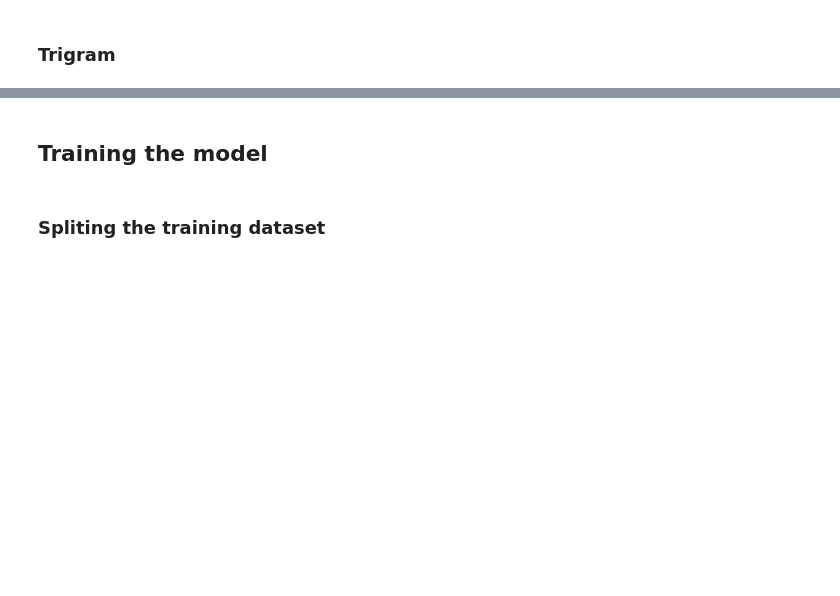
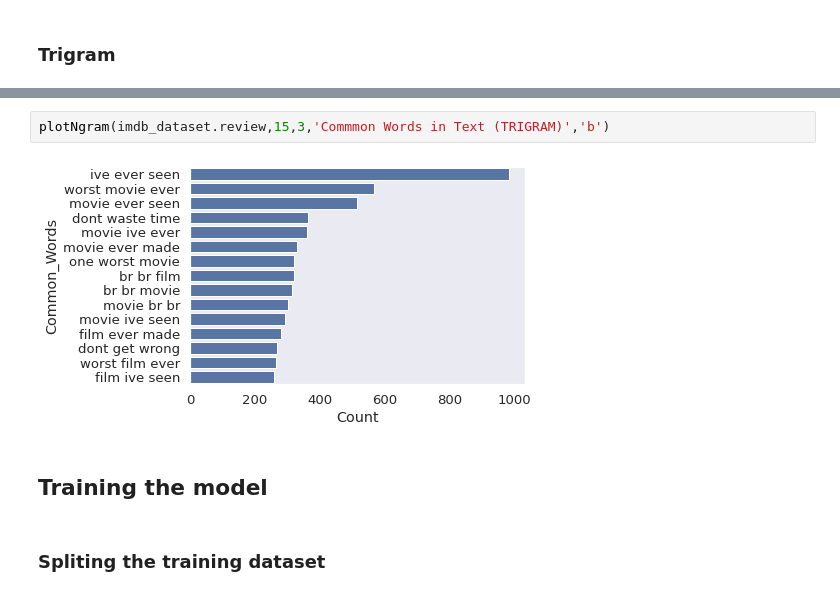
Before and after one commit to Davichet-e/ml-movie-oraculum, a Jupyter notebook: reviews/Data Procesing and cleaning of Reviews Dataset.ipynb, the cells around one changed output, grey strips where cells are left out. Saved outputs shown, nothing was run; the diff lists cells and outputs as text; blank space fills up the shorter version.

```diff
--- a/reviews/Data Procesing and cleaning of Reviews Dataset.ipynb
+++ b/reviews/Data Procesing and cleaning of Reviews Dataset.ipynb
@@ -413,3 +410,7 @@ plotNgrams(corpus,15,3,'Commmon Words in Text (TRIGRAM)')
+# %%
+plotNgram(imdb_dataset.review,15,3,'Commmon Words in Text (TRIGRAM)','b')
+# %% [output]
+[figure, added]
 # %% [markdown]
 ## Training the model
 # %% [markdown]
```
Also changed, not shown: parts of 11 cells of this notebook, 1 other file.
